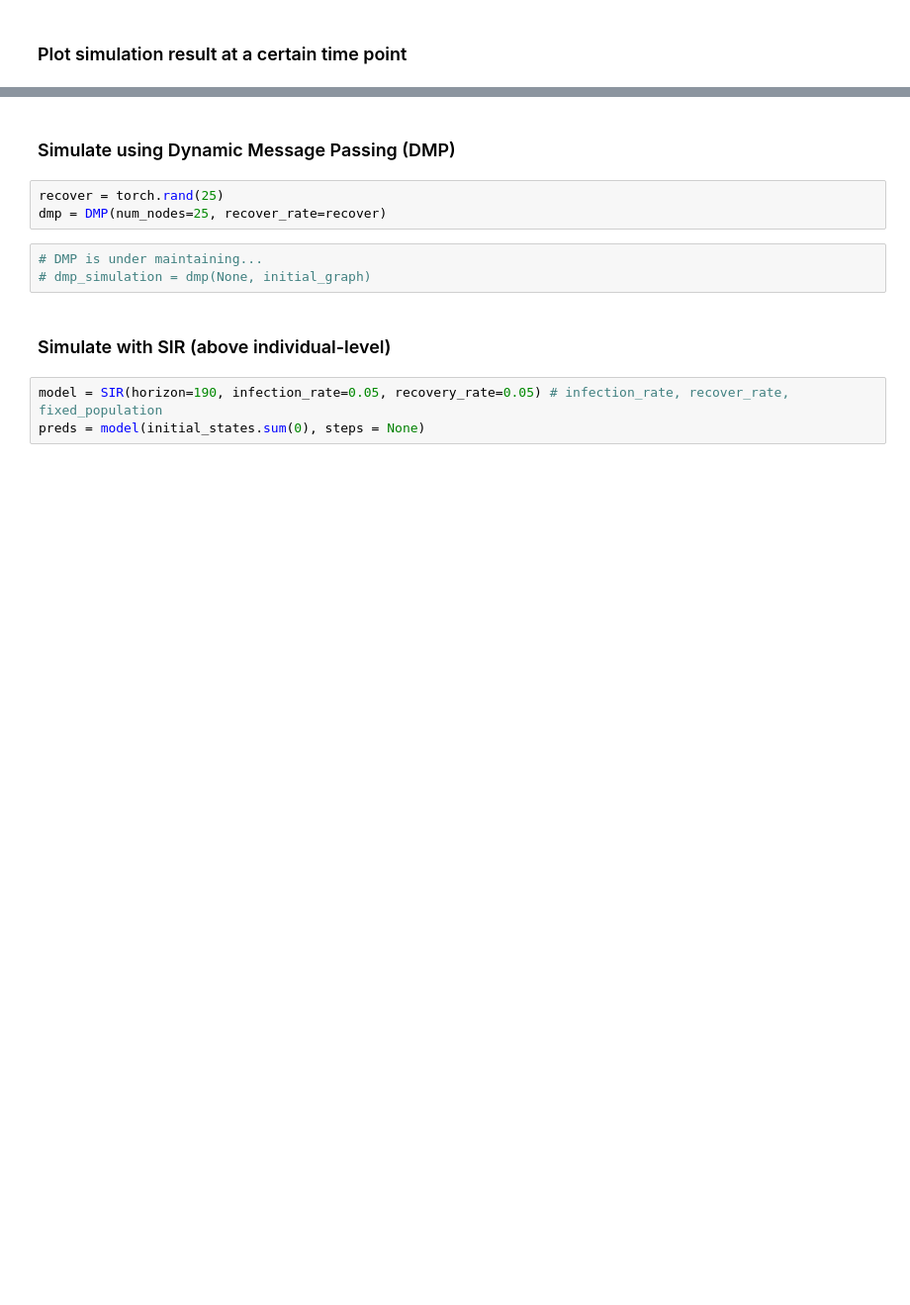
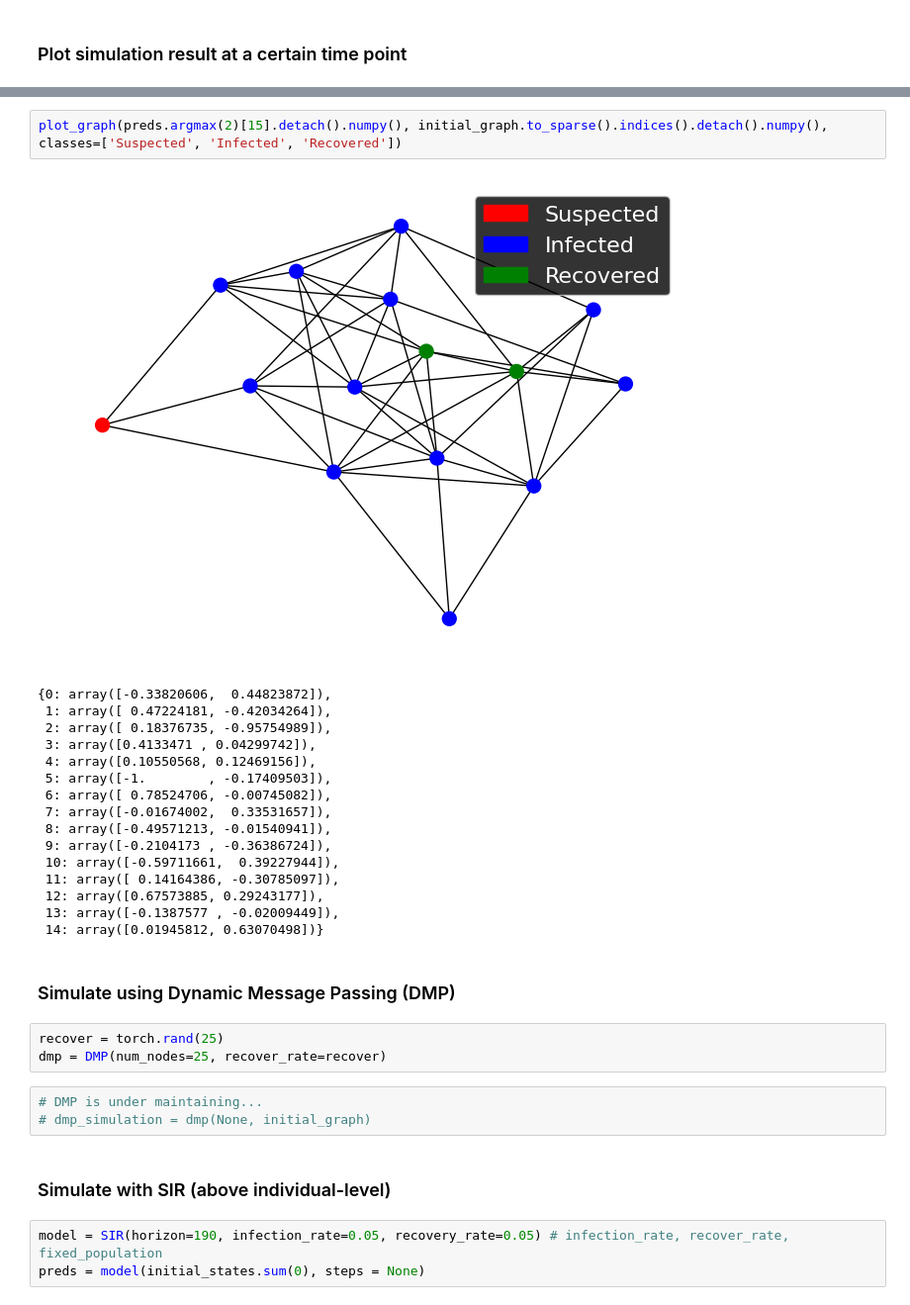
Before and after one commit to Emory-Melody/EpiLearn, a Jupyter notebook: examples/data_simulation.ipynb, the cells around one changed output, grey strips where cells are left out. Shown at 99% size. Cells and saved outputs as stored; diff of their text form; blank space fills up the shorter version.

```diff
--- a/examples/data_simulation.ipynb
+++ b/examples/data_simulation.ipynb
@@ -40,3 +106,22 @@ layout = visualize.plot_graph(preds.argmax(2)[15].detach().numpy(), initial_grap
+# %%
+plot_graph(preds.argmax(2)[15].detach().numpy(), initial_graph.to_sparse().indices().detach().numpy(), classes=['Suspected', 'Infected', 'Recovered'])
+# %% [output]
+[figure, added]
+{0: array([-0.33820606,  0.44823872]),
+ 1: array([ 0.47224181, -0.42034264]),
+ 2: array([ 0.18376735, -0.95754989]),
+ 3: array([0.4133471 , 0.04299742]),
+ 4: array([0.10550568, 0.12469156]),
+ 5: array([-1.        , -0.17409503]),
+ 6: array([ 0.78524706, -0.00745082]),
+ 7: array([-0.01674002,  0.33531657]),
+ 8: array([-0.49571213, -0.01540941]),
+ 9: array([-0.2104173 , -0.36386724]),
+ 10: array([-0.59711661,  0.39227944]),
+ 11: array([ 0.14164386, -0.30785097]),
+ 12: array([0.67573885, 0.29243177]),
+ 13: array([-0.1387577 , -0.02009449]),
+ 14: array([0.01945812, 0.63070498])}
 # %% [markdown]
 ### Simulate using Dynamic Message Passing (DMP)
 # %%
```
Also changed, not shown: parts of 4 cells of this notebook, 6 other files.
